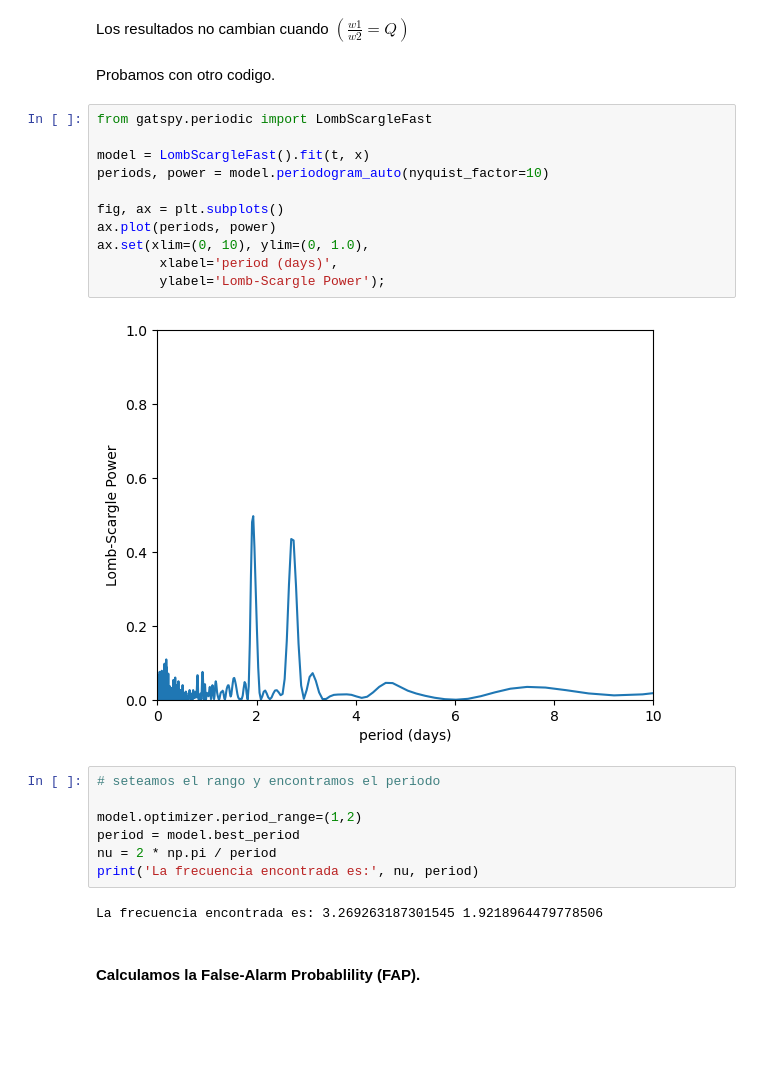
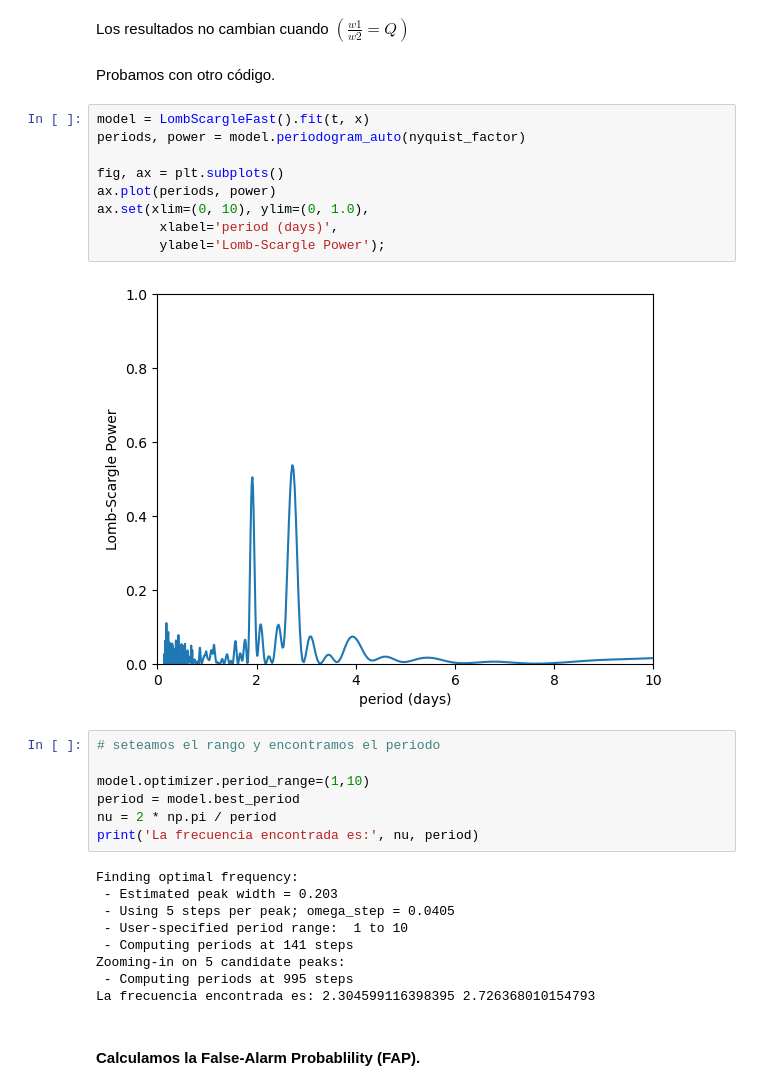
Before and after one commit to tobiheyday/Tesis, a Jupyter notebook: Tesis.ipynb, the cells around one changed output. Saved outputs shown, nothing was run; the diff lists cells and outputs as text; blank space fills up the shorter version.

```diff
--- a/Tesis.ipynb
+++ b/Tesis.ipynb
@@ -59,29 +60,34 @@ plt.show();
 # %% [markdown]
 Los resultados no cambian cuando $(\frac{w1}{w2}= Q)$
 # %% [markdown]
-Probamos con otro codigo.
+Probamos con otro código.
 # %%
-from gatspy.periodic import LombScargleFast
-
 model = LombScargleFast().fit(t, x)
-periods, power = model.periodogram_auto(nyquist_factor=10)
+periods, power = model.periodogram_auto(nyquist_factor)
 
 fig, ax = plt.subplots()
 ax.plot(periods, power)
 ax.set(xlim=(0, 10), ylim=(0, 1.0),
         xlabel='period (days)',
         ylabel='Lomb-Scargle Power');
 # %% [output]
-[figure, old version]
+[figure, new version]
 # %%
 # seteamos el rango y encontramos el periodo
 
-model.optimizer.period_range=(1,2)
+model.optimizer.period_range=(1,10)
 period = model.best_period
 nu = 2 * np.pi / period
 print('La frecuencia encontrada es:', nu, period)
 # %% [output]
-La frecuencia encontrada es: 3.269263187301545 1.9218964479778506
+Finding optimal frequency:
+ - Estimated peak width = 0.203
+ - Using 5 steps per peak; omega_step = 0.0405
+ - User-specified period range:  1 to 10
+ - Computing periods at 141 steps
+Zooming-in on 5 candidate peaks:
+ - Computing periods at 995 steps
+La frecuencia encontrada es: 2.304599116398395 2.726368010154793
 # %% [markdown]
 #### Calculamos la False-Alarm Probablility (FAP).
 # %% [markdown]
```
Also changed, not shown: parts of 24 cells of this notebook.
